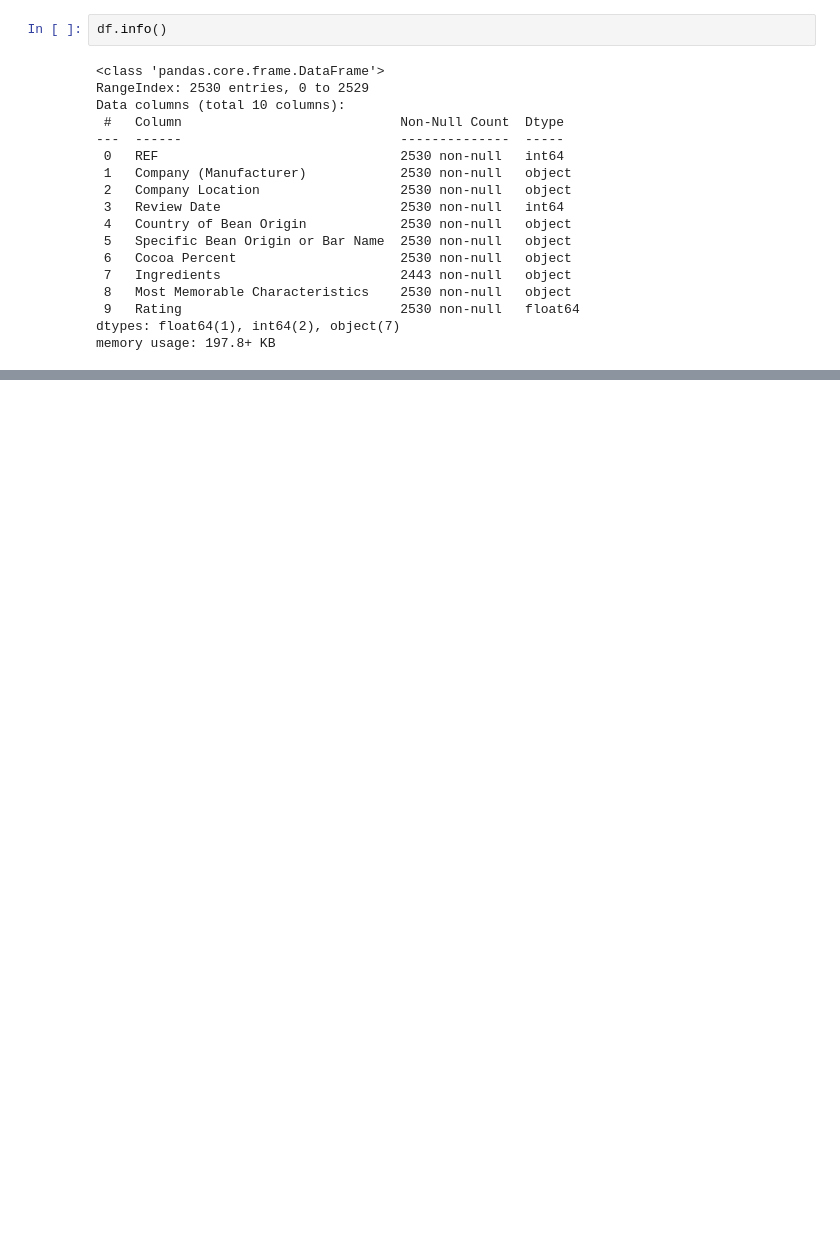
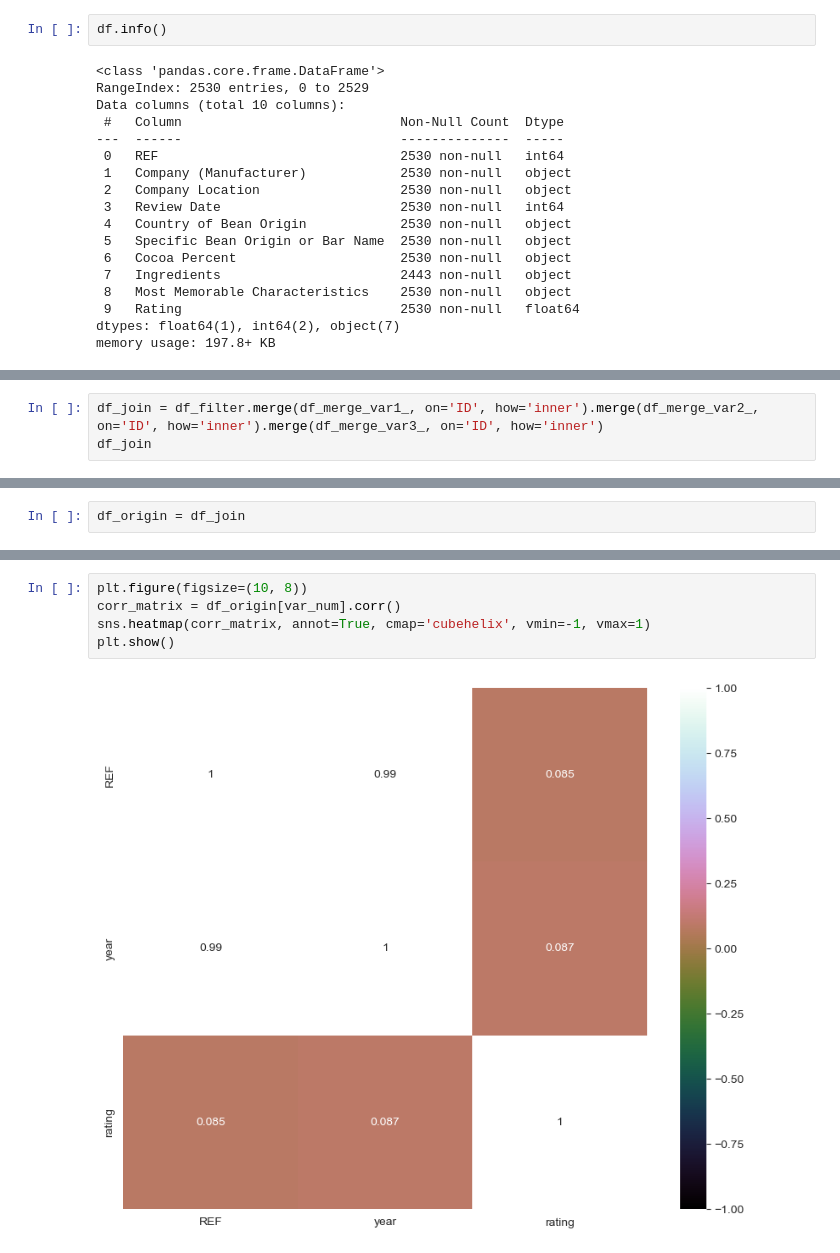
Before and after one commit to jdjulius/Proyecto4DataScience, a Jupyter notebook: notebooks/data_exploration.ipynb, the cells around one changed output, grey strips where cells are left out. Drawn from its saved outputs; the diff is of its cells as text; blank space fills up the shorter version.

```diff
--- a/notebooks/data_exploration.ipynb
+++ b/notebooks/data_exploration.ipynb
@@ -102,0 +374,3 @@ Name: Most Memorable Characteristics, Length: 2487, dtype: int64
+# %%
+df_join = df_filter.merge(df_merge_var1_, on='ID', how='inner').merge(df_merge_var2_, on='ID', how='inner').merge(df_merge_var3_, on='ID', how='inner')
+df_join
@@ -102,0 +393,2 @@ Name: Most Memorable Characteristics, Length: 2487, dtype: int64
+# %%
+df_origin = df_join
@@ -102,0 +488,7 @@ Name: Most Memorable Characteristics, Length: 2487, dtype: int64
+# %%
+plt.figure(figsize=(10, 8))
+corr_matrix = df_origin[var_num].corr()
+sns.heatmap(corr_matrix, annot=True, cmap='cubehelix', vmin=-1, vmax=1)
+plt.show()
+# %% [output]
+[figure, added]
```
Also changed, not shown: parts of 44 cells of this notebook.
